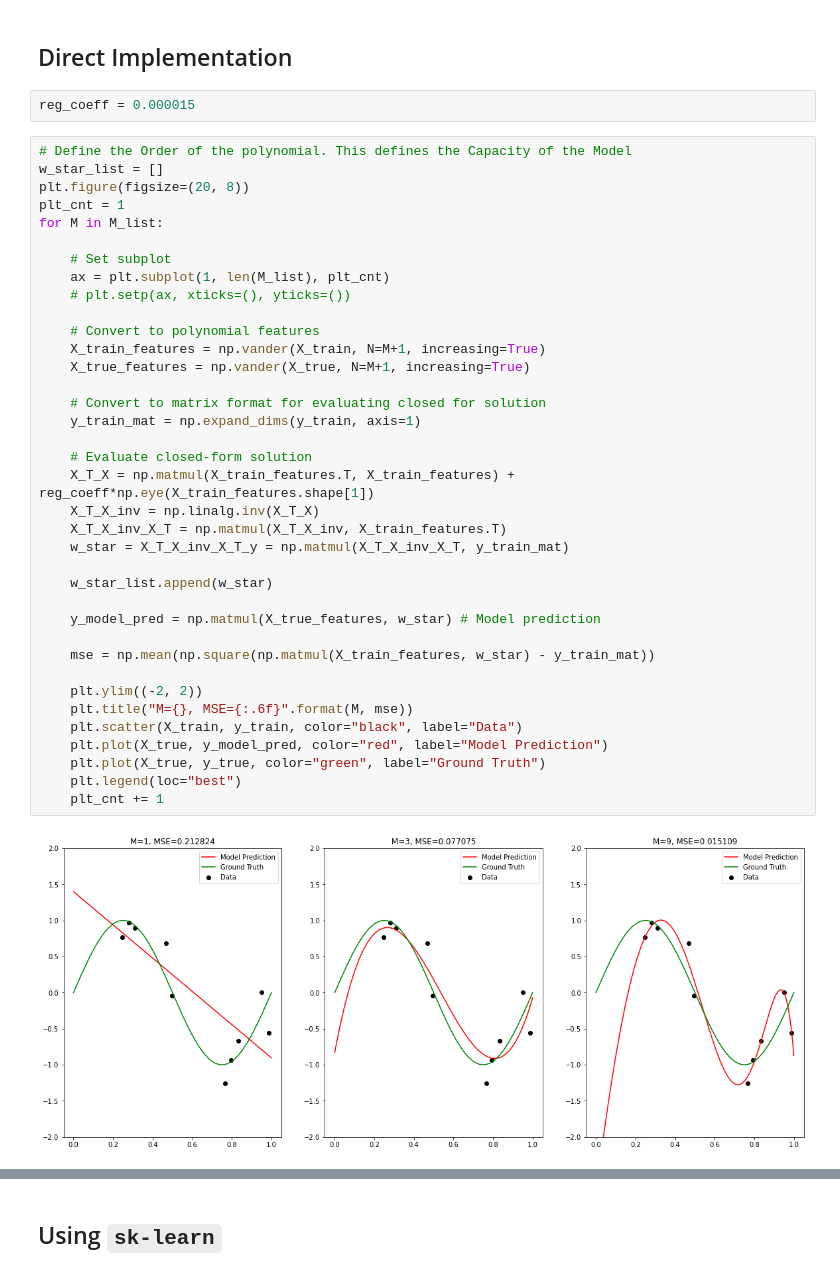
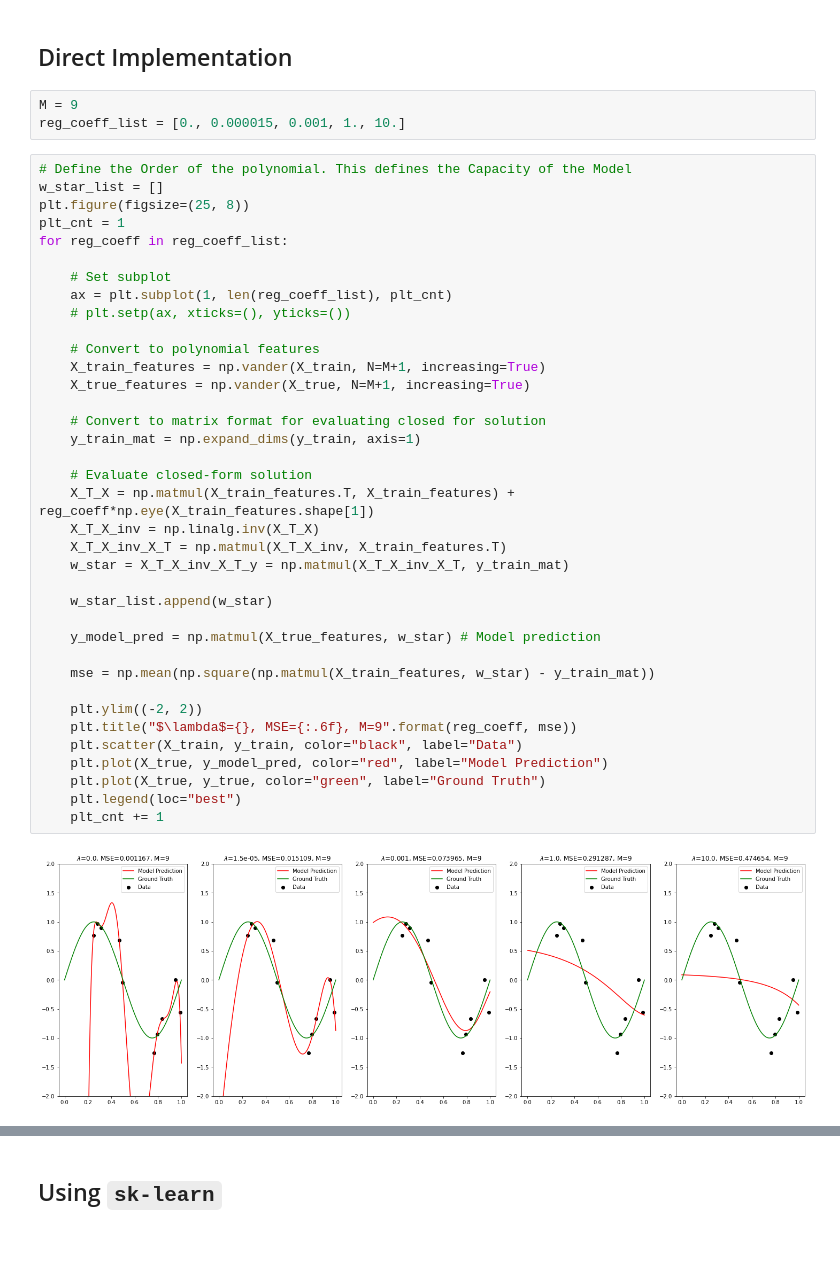
Before and after one commit to surajx/AIFS, a Jupyter notebook: labs/Machine Learning/Polinomial_curve_fitting.ipynb, the cells around one changed output, grey strips where cells are left out. Drawn from its saved outputs; the diff is of its cells as text; blank space fills up the shorter version.

```diff
--- a/labs/Machine Learning/Polinomial_curve_fitting.ipynb
+++ b/labs/Machine Learning/Polinomial_curve_fitting.ipynb
@@ -145,45 +145,46 @@ for M in M_list:
 # Ridge Regression with Polinomial Features
 # %% [markdown]
 ## Direct Implementation
-# %%
-reg_coeff = 0.000015
+# %%
+M = 9
+reg_coeff_list = [0., 0.000015, 0.001, 1., 10.]
 # %%
 # Define the Order of the polynomial. This defines the Capacity of the Model
 w_star_list = []
-plt.figure(figsize=(20, 8))
+plt.figure(figsize=(25, 8))
 plt_cnt = 1
-for M in M_list:
+for reg_coeff in reg_coeff_list:
 
     # Set subplot
-    ax = plt.subplot(1, len(M_list), plt_cnt)
+    ax = plt.subplot(1, len(reg_coeff_list), plt_cnt)
     # plt.setp(ax, xticks=(), yticks=())
 
     # Convert to polynomial features
     X_train_features = np.vander(X_train, N=M+1, increasing=True)
     X_true_features = np.vander(X_true, N=M+1, increasing=True)
 
     # Convert to matrix format for evaluating closed for solution
     y_train_mat = np.expand_dims(y_train, axis=1)
 
     # Evaluate closed-form solution
     X_T_X = np.matmul(X_train_features.T, X_train_features) + reg_coeff*np.eye(X_train_features.shape[1])
     X_T_X_inv = np.linalg.inv(X_T_X)
     X_T_X_inv_X_T = np.matmul(X_T_X_inv, X_train_features.T)
     w_star = X_T_X_inv_X_T_y = np.matmul(X_T_X_inv_X_T, y_train_mat)
 
     w_star_list.append(w_star)
 
     y_model_pred = np.matmul(X_true_features, w_star) # Model prediction
 
     mse = np.mean(np.square(np.matmul(X_train_features, w_star) - y_train_mat))
 
     plt.ylim((-2, 2))
-    plt.title("M={}, MSE={:.6f}".format(M, mse))
+    plt.title("$\lambda$={}, MSE={:.6f}, M=9".format(reg_coeff, mse))
     plt.scatter(X_train, y_train, color="black", label="Data")
     plt.plot(X_true, y_model_pred, color="red", label="Model Prediction")
     plt.plot(X_true, y_true, color="green", label="Ground Truth")
     plt.legend(loc="best")
     plt_cnt += 1
 # %% [output]
-[figure, old version]
+[figure, new version]
 # %%
```
Also changed, not shown: parts of 3 cells of this notebook.
